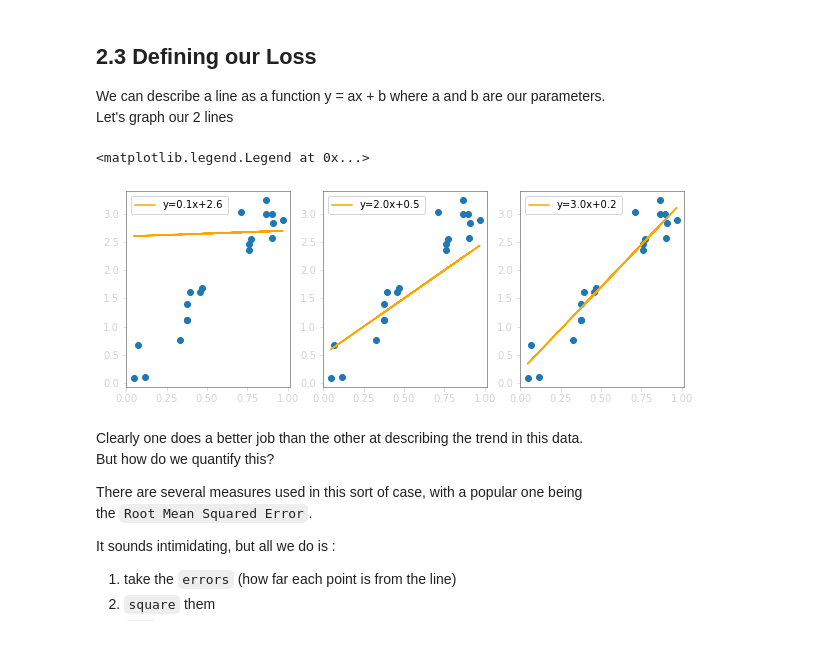
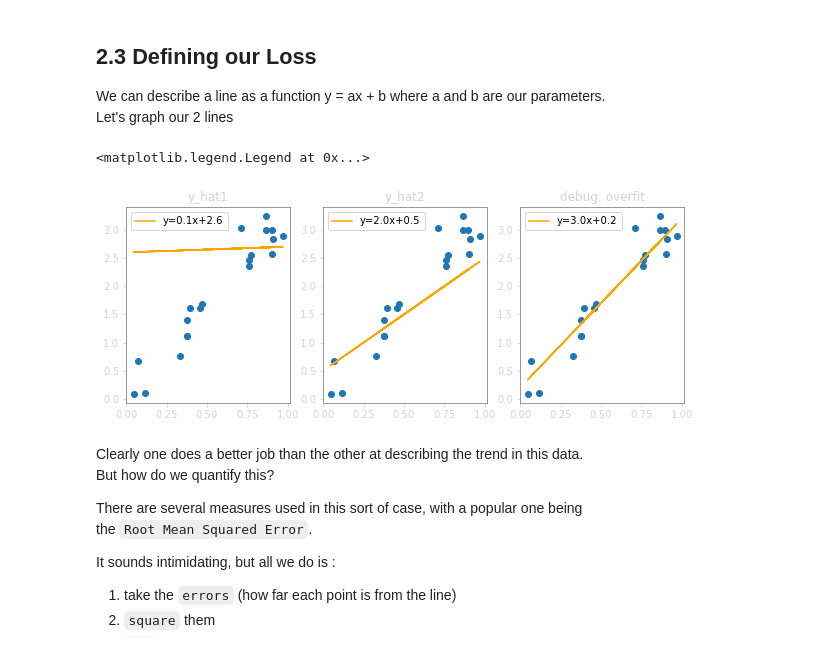
Before and after one commit to miketon/JupyterJeep, a Jupyter notebook: aiart/art_01_Intro_GradientDescent.ipynb, the cells around one changed output. Cells and saved outputs as stored; diff of their text form; code cells hidden in the pictures.

Commit message:
2.4 Calculating Gradients, failed to pretty plot

```diff
--- a/aiart/art_01_Intro_GradientDescent.ipynb
+++ b/aiart/art_01_Intro_GradientDescent.ipynb
@@ -869,24 +869,27 @@ Let's graph our 2 lines
 # %%
 #@title Comparing Lines
 fig, axs = plt.subplots(1,3, figsize=(10, 3.6))
 
+axs[0].set_title('y_hat1')
 axs[0].scatter(x,y)
-# randomly guessing a=0.1 and b=2.6
+# y_hat1 : randomly guessing a=0.1 and b=2.6
 axs[0].plot(x, 0.1*x + 2.6, label='y=0.1x+2.6', c='orange')
 axs[0].legend()
 
+axs[1].set_title('y_hat2')
 axs[1].scatter(x,y)
-# randomly guessing a=2.0 and b=0.5
+# y_hat2 : randomly guessing a=2.0 and b=0.5
 axs[1].plot(x, 2.0*x + 0.5, label='y=2.0x+0.5', c='orange')
 axs[1].legend()
 
+axs[2].set_title('debug: overfit')
 axs[2].scatter(x,y)
-# DEBUG overfit by plugging in [y = ax + b + noise] where a=3.0 and b=0.2
+# @audit 📊 : DEBUG overfit plugging in [y = ax + b + noise] where a=3.0 and b=0.2
 axs[2].plot(x, 3.0*x + 0.2, label='y=3.0x+0.2', c='orange')
 axs[2].legend()
 # %% [output]
 <matplotlib.legend.Legend at 0x...>
-[figure, old version]
+[figure, new version]
 # %% [markdown]
 Clearly one does a better job than the other at describing the trend in this data.
 But how do we quantify this?
```
Also changed, not shown: parts of 7 cells of this notebook.
